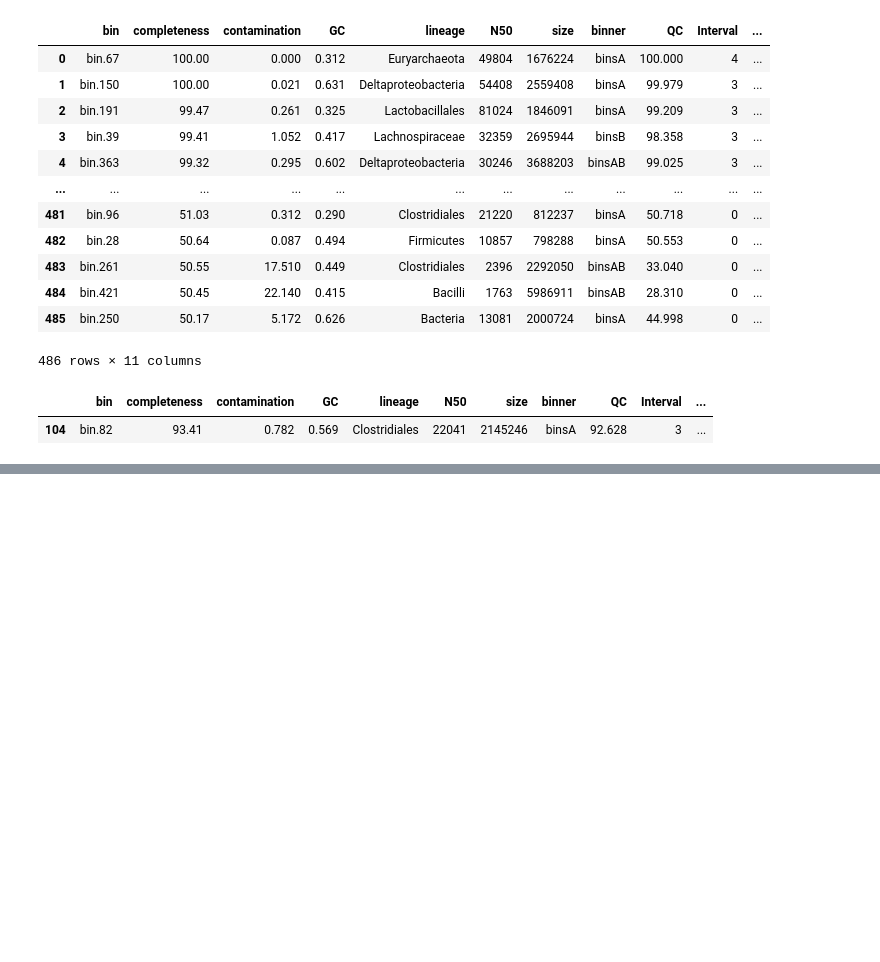
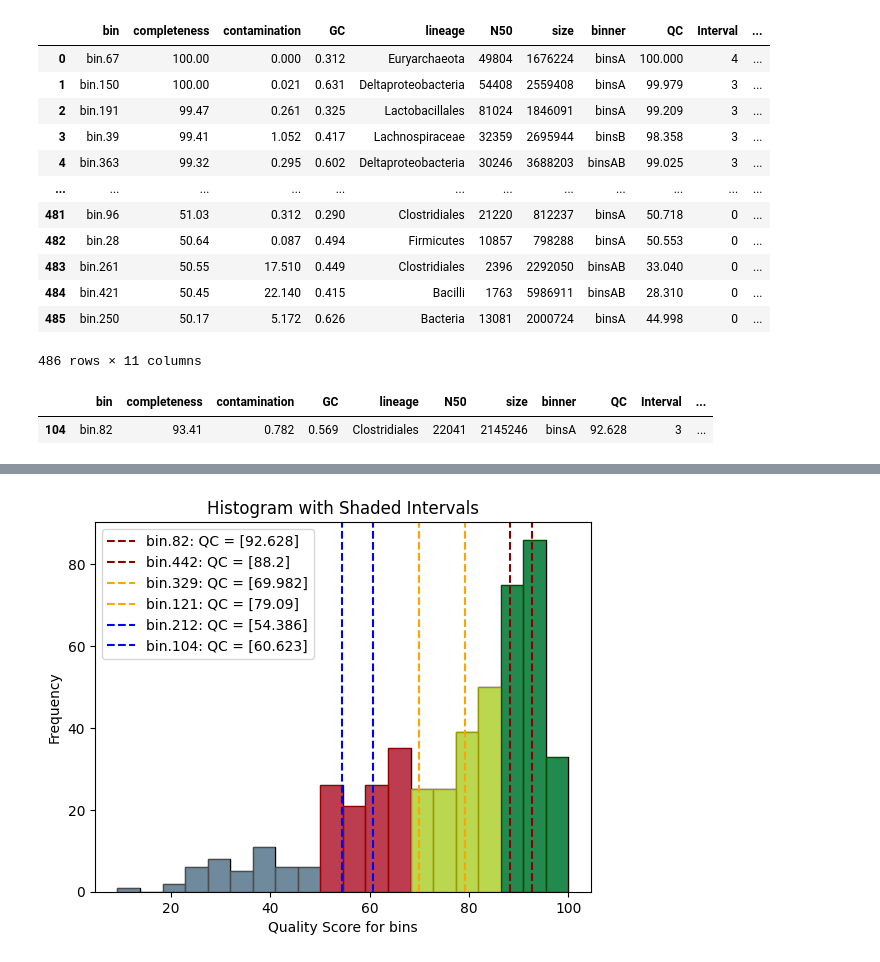
Before and after one commit to NehaSontakk/BATH-Prokka-Comparison, a Jupyter notebook: Microbiome_Bin_Coverage_Plot.ipynb, the cells around one changed output, grey strips where cells are left out. Saved outputs shown, nothing was run; the diff lists cells and outputs as text; code cells hidden in the pictures; blank space fills up the shorter version.

```diff
--- a/Microbiome_Bin_Coverage_Plot.ipynb
+++ b/Microbiome_Bin_Coverage_Plot.ipynb
@@ -91,0 +129,38 @@ bin_stats[bin_stats['bin']=='bin.82']
+# %%
+intervals = [(0, 51), (50, 70), (65, 90), (85, 100)]
+colors = ["grey", "red", "yellow", "green"]
+
+sns.histplot(bin_stats['QC'], bins=20, edgecolor="black")
+counts, bin_edges = np.histogram(bin_stats['QC'], bins=20)
+
+# Shade the intervals
+for i, interval in enumerate(intervals):
+    start_idx = np.searchsorted(bin_edges, interval[0], side="left")
+    end_idx = np.searchsorted(bin_edges, interval[1], side="right")
+    bar_edges = bin_edges[start_idx:end_idx]
+    bar_widths = np.diff(bar_edges)
+    plt.bar(bar_edges[:-1], counts[start_idx:end_idx-1],
+            width=bar_widths, align='edge', color=colors[i], alpha=0.6)
+
+point1 = bin_stats[bin_stats['bin']=='bin.82']['QC'].values
+point2 = bin_stats[bin_stats['bin']=='bin.442']['QC'].values
+plt.axvline(x=point1, color='darkred', linestyle='--', label=f'bin.82: QC = {point1}')
+plt.axvline(x=point2, color='darkred', linestyle='--', label=f'bin.442: QC = {point2}')
+
+point3 = bin_stats[bin_stats['bin']=='bin.329']['QC'].values
+point4 = bin_stats[bin_stats['bin']=='bin.121']['QC'].values
+plt.axvline(x=point3, color='orange', linestyle='--', label=f'bin.329: QC = {point3}')
+plt.axvline(x=point4, color='orange', linestyle='--', label=f'bin.121: QC = {point4}')
+
+point5 = bin_stats[bin_stats['bin']=='bin.212']['QC'].values
+point6 = bin_stats[bin_stats['bin']=='bin.104']['QC'].values
+plt.axvline(x=point5, color='blue', linestyle='--', label=f'bin.212: QC = {point5}')
+plt.axvline(x=point6, color='blue', linestyle='--', label=f'bin.104: QC = {point6}')
+
+plt.legend()
+plt.xlabel("Quality Score for bins")
+plt.ylabel("Frequency")
+plt.title("Histogram with Shaded Intervals")
+plt.show()
+# %% [output]
+[figure, added]
```
Also changed, not shown: parts of 3 cells of this notebook.
